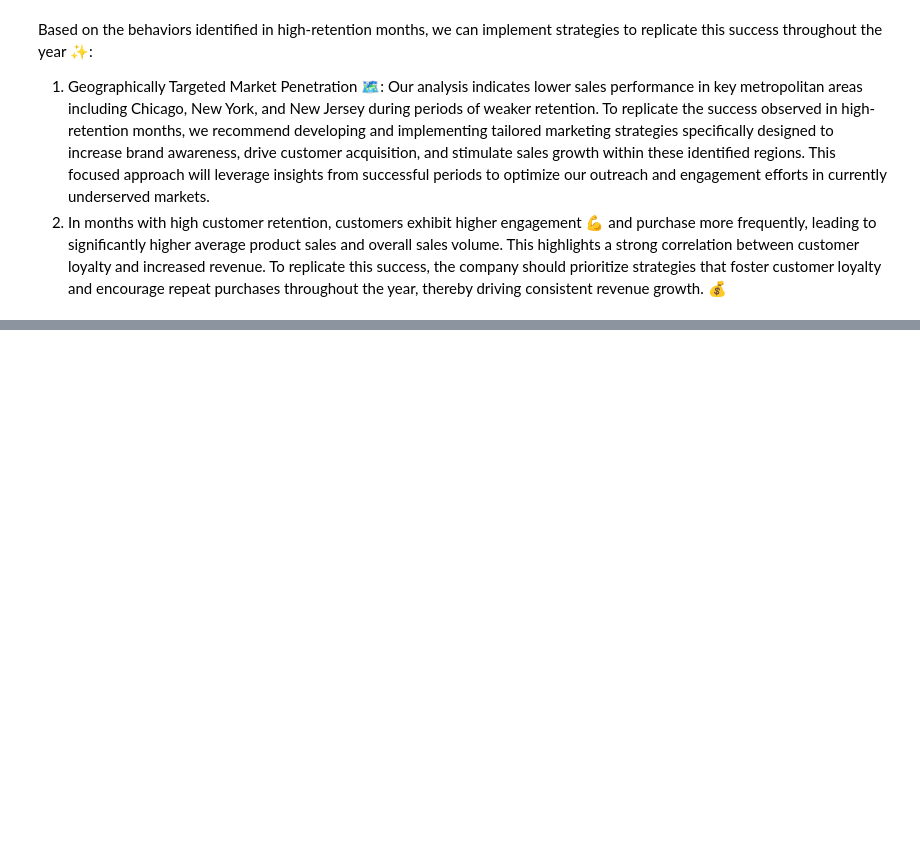
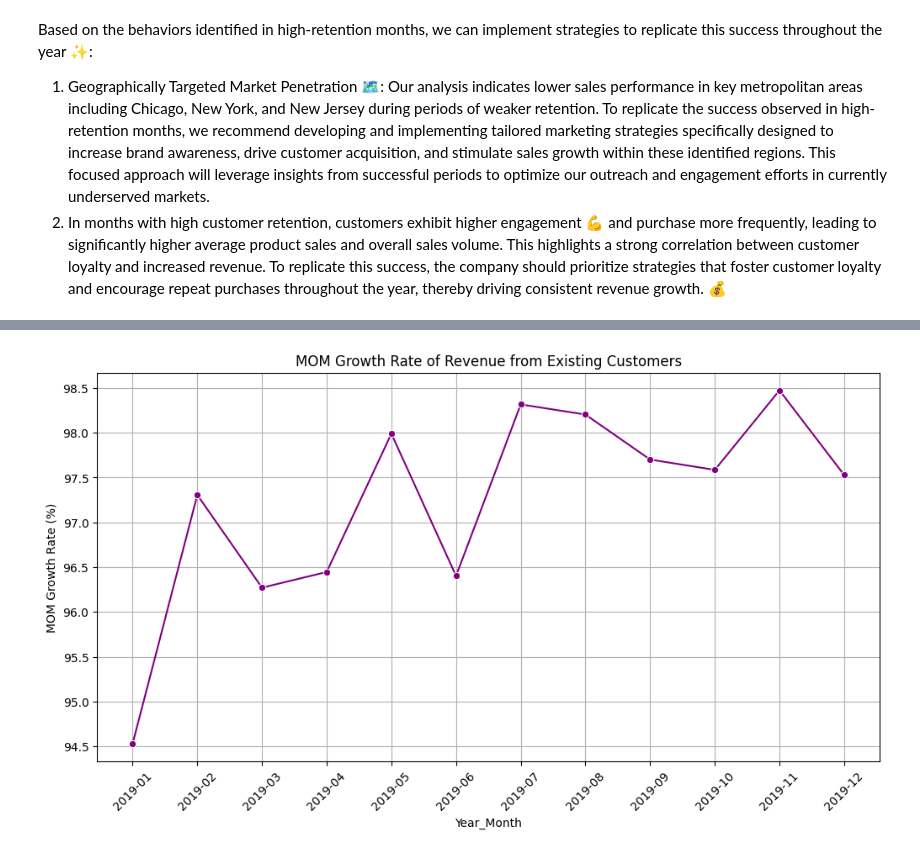
Before and after one commit to Smita569/E-commerce_Marketing_and_sales, a Jupyter notebook: E_commerce_Marketing_and_sales_Business_Case.ipynb, the cells around one changed output, grey strips where cells are left out. Drawn from its saved outputs; the diff is of its cells as text; code cells hidden in the pictures; blank space fills up the shorter version.

```diff
--- a/E_commerce_Marketing_and_sales_Business_Case.ipynb
+++ b/E_commerce_Marketing_and_sales_Business_Case.ipynb
@@ -341,0 +346,7 @@ axes[1,1].legend()
+# %%
+df_customerSalesData=pd.merge(df_onlineSales,df_customerData,on='CustomerID')
+df_customerSalesData['Total_Sales']=df_customerSalesData['Quantity'] * df_customerSalesData['Avg_Price']
+df_customerSalesData['Year_Month']=pd.to_datetime(df_customerSalesData['Transaction_Date']).dt.to_period('M')
+first_purchase_month = df_customerSalesData[['CustomerID','Year_Month','Total_Sales']].sort_values(by='Year_Month').drop_duplicates(subset='CustomerID',keep='first')
+new_Customer_Revenue=first_purchase_month.groupby('Year_Month')['Total_Sales'].sum().reset_index()
+new_Customer_Revenue
@@ -341,0 +367,5 @@ axes[1,1].legend()
+# %%
+total_customers_per_month = df_customerSalesData.groupby('Year_Month')['Total_Sales'].sum().reset_index()
+revenue_comparison = pd.merge(total_customers_per_month, new_Customer_Revenue, on='Year_Month', suffixes=('_total', '_new'))
+revenue_comparison['MOM_GrowthRate'] = ((revenue_comparison['Total_Sales_total'] - revenue_comparison['Total_Sales_new'])/revenue_comparison['Total_Sales_total']) * 100
+revenue_comparison
@@ -341,0 +386,14 @@ axes[1,1].legend()
+# %%
+# prompt: generate line plot for MOM grwth rate using seaborn
+
+import matplotlib.pyplot as plt
+plt.figure(figsize=(12, 6))
+sns.lineplot(data=revenue_comparison, x=revenue_comparison['Year_Month'].astype(str), y='MOM_GrowthRate', marker='o', color='purple')
+plt.title('MOM Growth Rate of Revenue from Existing Customers')
+plt.xlabel('Year_Month')
+plt.ylabel('MOM Growth Rate (%)')
+plt.grid(True)
+plt.xticks(rotation=45)
+plt.show()
+# %% [output]
+[figure, added]
```
Also changed, not shown: parts of 4 cells of this notebook.
